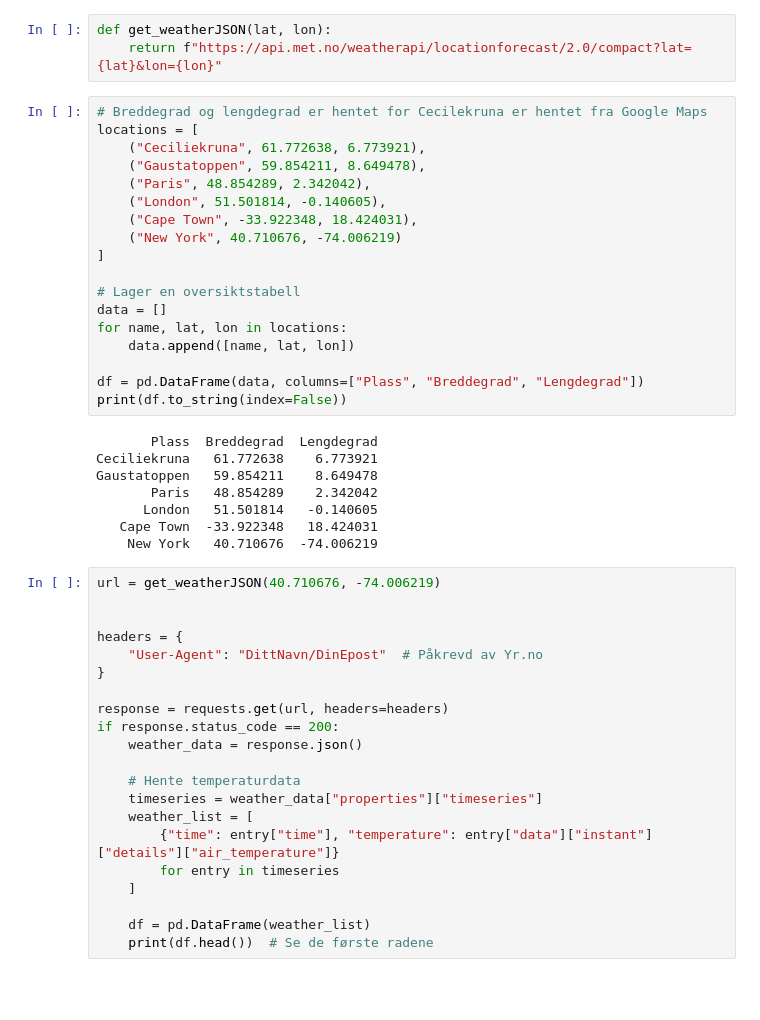
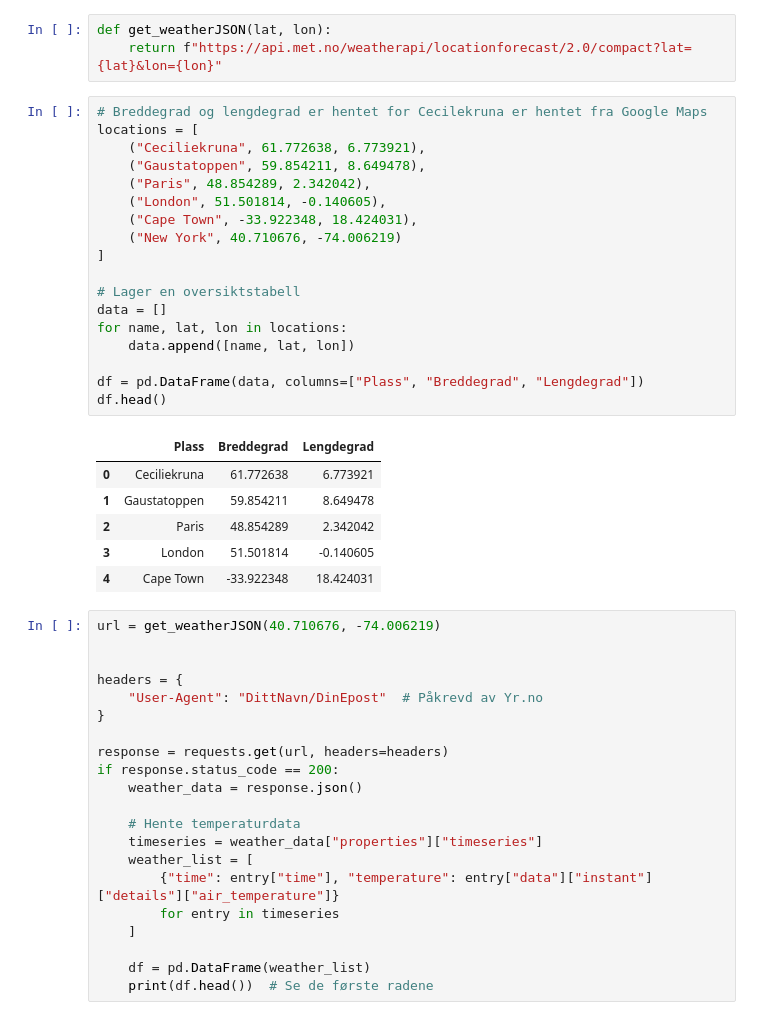
Before and after one commit to nhstorbe/Prosjekt-Anvendt-, a Jupyter notebook: Mappe 2/LeneLekerSeg.ipynb, the cells around one changed output. Cells and saved outputs as stored; diff of their text form; blank space fills up the shorter version.

```diff
--- a/Mappe 2/LeneLekerSeg.ipynb
+++ b/Mappe 2/LeneLekerSeg.ipynb
@@ -8,29 +8,28 @@ def get_weatherJSON(lat, lon):
 # %%
 # Breddegrad og lengdegrad er hentet for Cecilekruna er hentet fra Google Maps
 locations = [
     ("Ceciliekruna", 61.772638, 6.773921),
     ("Gaustatoppen", 59.854211, 8.649478),
     ("Paris", 48.854289, 2.342042),
     ("London", 51.501814, -0.140605),
     ("Cape Town", -33.922348, 18.424031),
     ("New York", 40.710676, -74.006219)
 ]
 
 # Lager en oversiktstabell
 data = []
 for name, lat, lon in locations:
     data.append([name, lat, lon])
 
 df = pd.DataFrame(data, columns=["Plass", "Breddegrad", "Lengdegrad"])
-print(df.to_string(index=False))
+df.head()
 # %% [output]
-       Plass  Breddegrad  Lengdegrad
-Ceciliekruna   61.772638    6.773921
-Gaustatoppen   59.854211    8.649478
-       Paris   48.854289    2.342042
-      London   51.501814   -0.140605
-   Cape Town  -33.922348   18.424031
-    New York   40.710676  -74.006219
+|  | Plass | Breddegrad | Lengdegrad |
+| 0 | Ceciliekruna | 61.772638 | 6.773921 |
+| 1 | Gaustatoppen | 59.854211 | 8.649478 |
+| 2 | Paris | 48.854289 | 2.342042 |
+| 3 | London | 51.501814 | -0.140605 |
+| 4 | Cape Town | -33.922348 | 18.424031 |
 # %%
 url = get_weatherJSON(40.710676, -74.006219)
 
```
